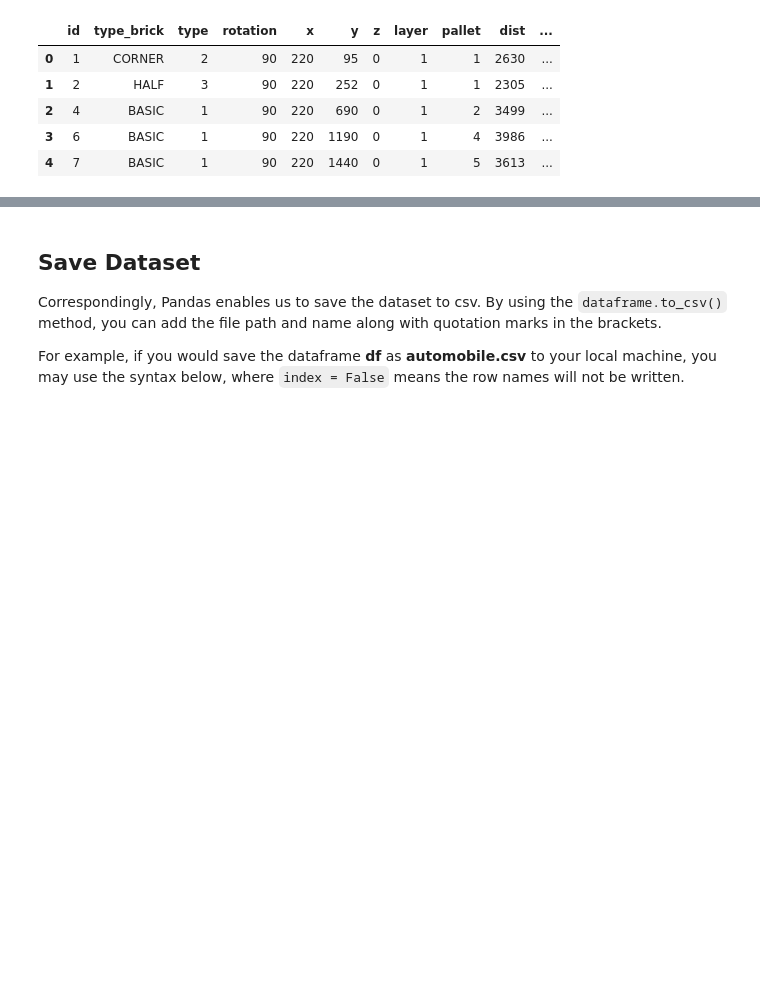
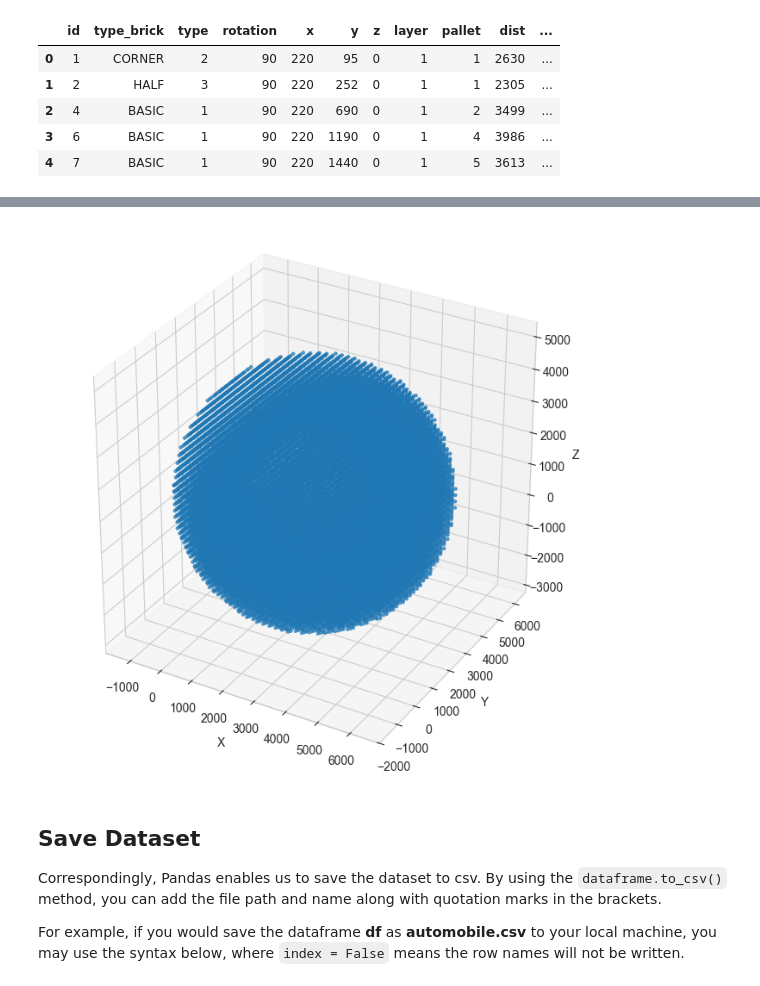
Before and after one commit to UsmanovSla/MGD-RSS, a Jupyter notebook: model/02_DetermModel/DM_02_Model_Parameters.ipynb, the cells around one changed output, grey strips where cells are left out. Saved outputs shown, nothing was run; the diff lists cells and outputs as text; code cells hidden in the pictures; blank space fills up the shorter version.

```diff
--- a/model/02_DetermModel/DM_02_Model_Parameters.ipynb
+++ b/model/02_DetermModel/DM_02_Model_Parameters.ipynb
@@ -62,7 +62,7 @@ robot_y = 2_250         # mm in coordinate system
 robot_z = 1_000         # mm in coordinate system
 
 # parameters of simulation
-grid_simulation = 50    # mm, grid simulation
+grid_simulation = 200    # mm, grid simulation
 # %% [markdown]
 ### Calculation based on real data
 # %%
@@ -95,3 +199,18 @@ df.head()
+# %%
+# --- Plot ---
+fig = plt.figure(figsize=(8, 8))
+ax = fig.add_subplot(111, projection='3d')
+
+ax.scatter(points[:, 0], points[:, 1], points[:, 2], s=5)
+
+ax.set_xlabel("X")
+ax.set_ylabel("Y")
+ax.set_zlabel("Z")
+
+ax.set_box_aspect([1,1,1])  # equal aspect ratio
+plt.show()
+# %% [output]
+[figure, added]
 # %% [markdown]
 <h2>Save Dataset</h2>
 <p>
```
Also changed, not shown: parts of 11 cells of this notebook, 1 other file.
